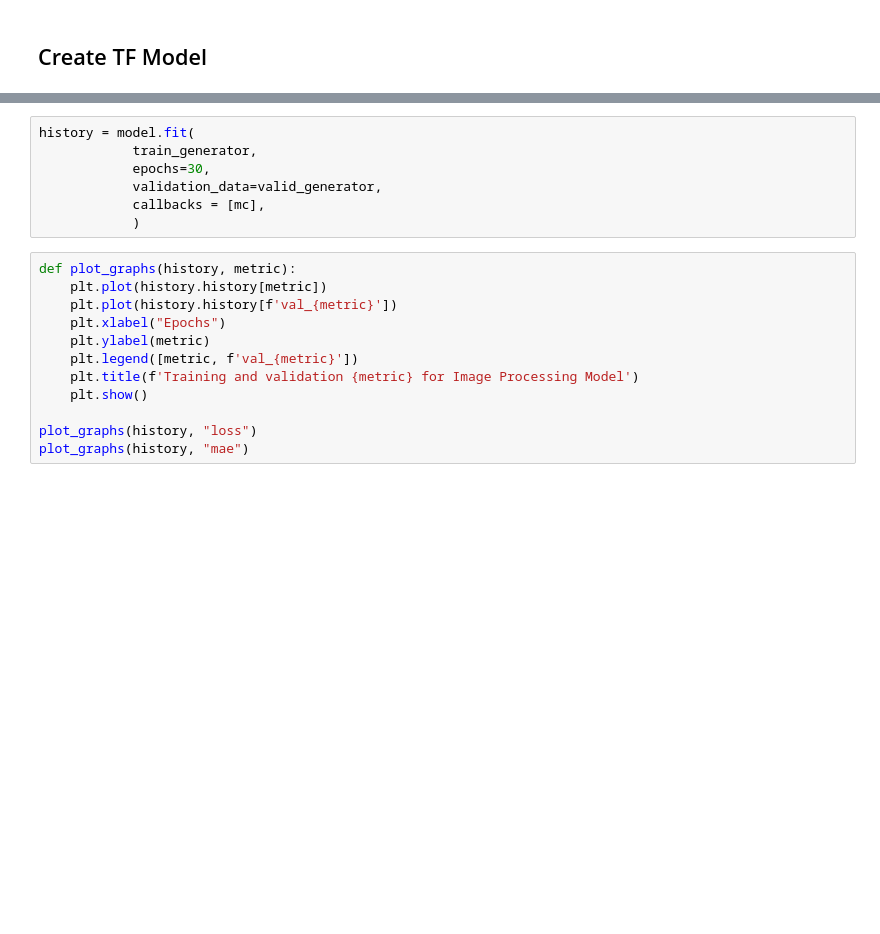
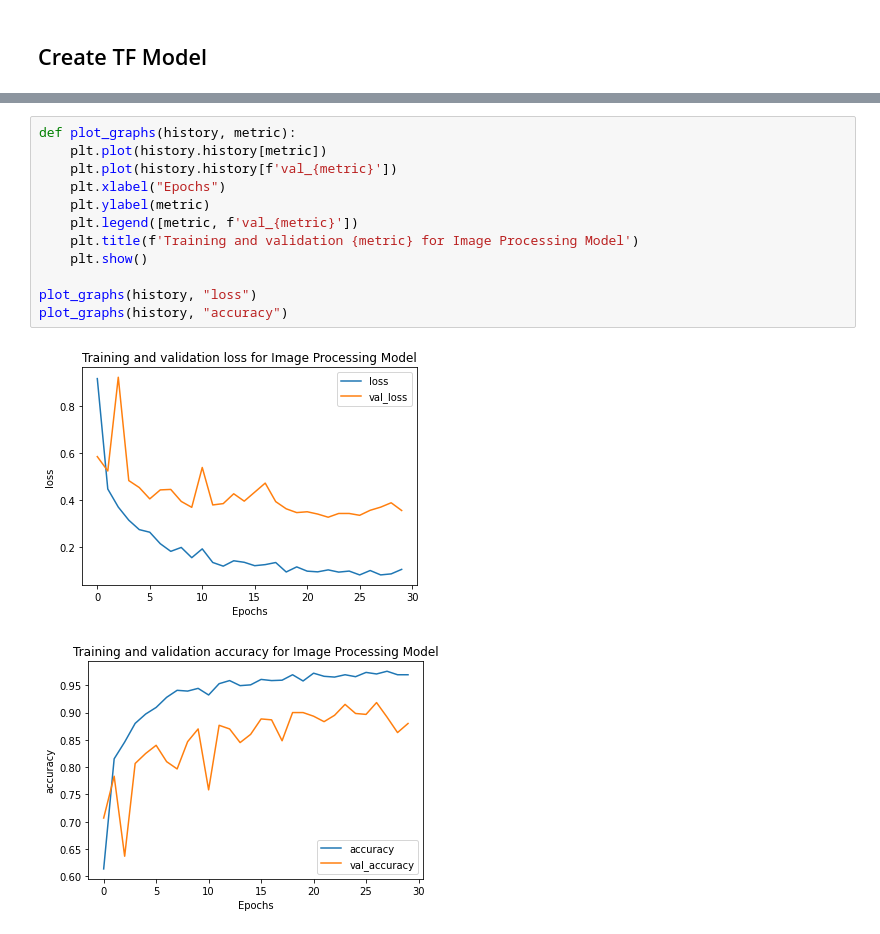
Before and after one commit to imamfirdaus-if/kasbaik, a Jupyter notebook: machine-learning/models/image-processing/image processing model.ipynb, the cells around one changed output, grey strips where cells are left out. Saved outputs shown, nothing was run; the diff lists cells and outputs as text; blank space fills up the shorter version.

Commit message:
training model image processing and save best model
training model image processing and save best model using model checkpoint

```diff
--- a/machine-learning/models/image-processing/image processing model.ipynb
+++ b/machine-learning/models/image-processing/image processing model.ipynb
@@ -83,19 +106,15 @@ mc = tf.keras.callbacks.ModelCheckpoint('ktp_selfie_model_01.h5', monitor='val_l
-# %%
-history = model.fit(
-            train_generator,
-            epochs=30,
-            validation_data=valid_generator,
-            callbacks = [mc],
-            )
 # %%
 def plot_graphs(history, metric):
     plt.plot(history.history[metric])
     plt.plot(history.history[f'val_{metric}'])
     plt.xlabel("Epochs")
     plt.ylabel(metric)
     plt.legend([metric, f'val_{metric}'])
     plt.title(f'Training and validation {metric} for Image Processing Model')
     plt.show()
 
 plot_graphs(history, "loss")
-plot_graphs(history, "mae")
+plot_graphs(history, "accuracy")
+# %% [output]
+[figure, added]
+[figure, added]
```
Also changed, not shown: parts of 3 cells of this notebook, 1 other file.
